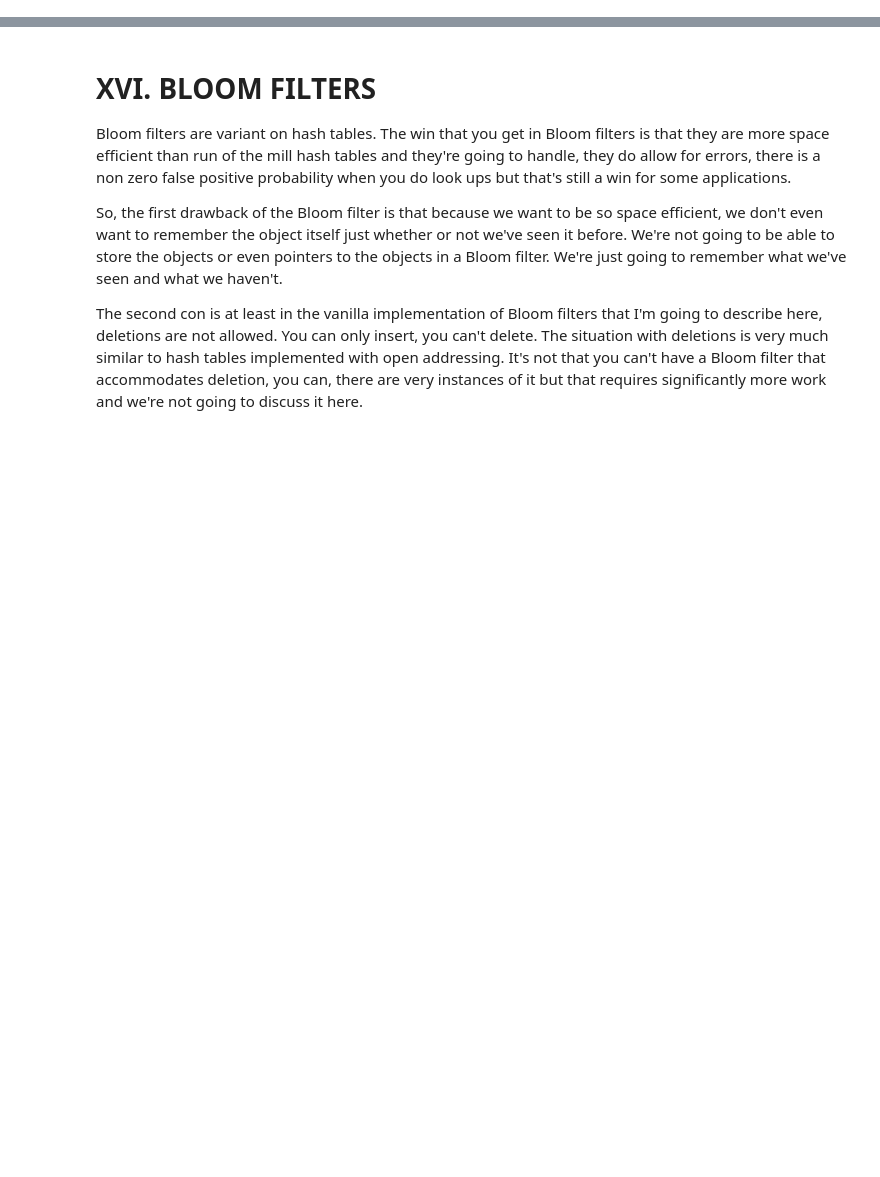
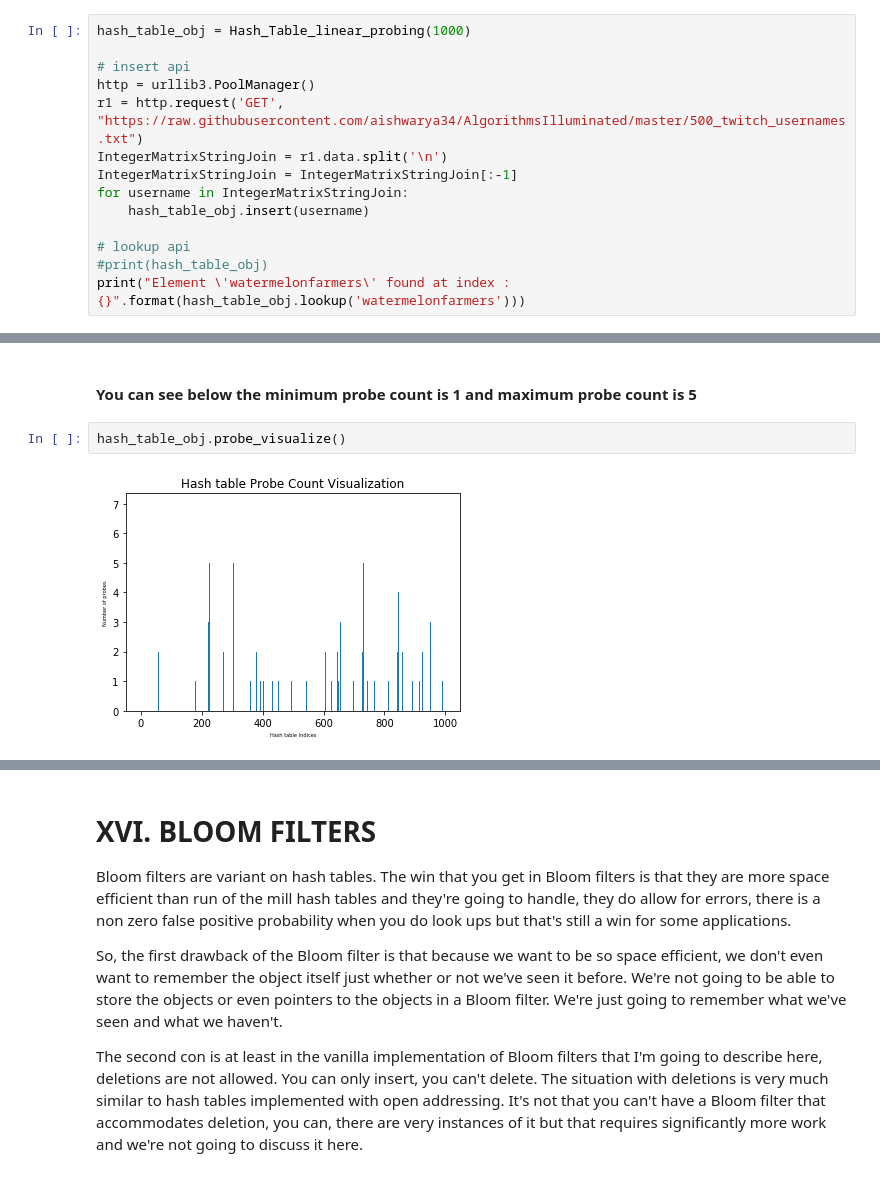
Before and after one commit to aishwarya34/AlgorithmsIlluminated, a Jupyter notebook: C2W4_14HASHING_15UNIVERSAL_HASHING_16BLOOM_FILTERS.ipynb, the cells around one changed output, grey strips where cells are left out. Cells and saved outputs as stored; diff of their text form; blank space fills up the shorter version.

```diff
--- a/C2W4_14HASHING_15UNIVERSAL_HASHING_16BLOOM_FILTERS.ipynb
+++ b/C2W4_14HASHING_15UNIVERSAL_HASHING_16BLOOM_FILTERS.ipynb
@@ -174,0 +312,14 @@ hash_table_obj.load_visualize()
+# %%
+hash_table_obj = Hash_Table_linear_probing(1000)
+
+# insert api
+http = urllib3.PoolManager()
+r1 = http.request('GET', "https://raw.githubusercontent.com/aishwarya34/AlgorithmsIlluminated/master/500_twitch_usernames.txt")
+IntegerMatrixStringJoin = r1.data.split('\n')
+IntegerMatrixStringJoin = IntegerMatrixStringJoin[:-1]
+for username in IntegerMatrixStringJoin:
+    hash_table_obj.insert(username)
+
+# lookup api
+#print(hash_table_obj)
+print("Element \'watermelonfarmers\' found at index : {}".format(hash_table_obj.lookup('watermelonfarmers')))
@@ -174,0 +337,6 @@ hash_table_obj.load_visualize()
+# %% [markdown]
+#### You can see below the minimum probe count is 1 and maximum probe count is 5
+# %%
+hash_table_obj.probe_visualize()
+# %% [output]
+[figure, added]
```
Also changed, not shown: parts of 26 cells of this notebook.
